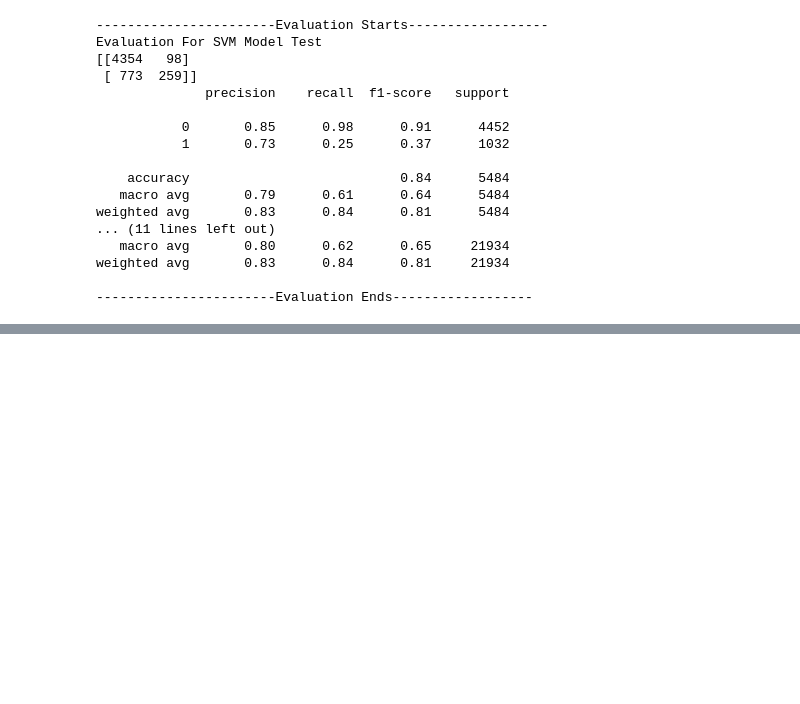
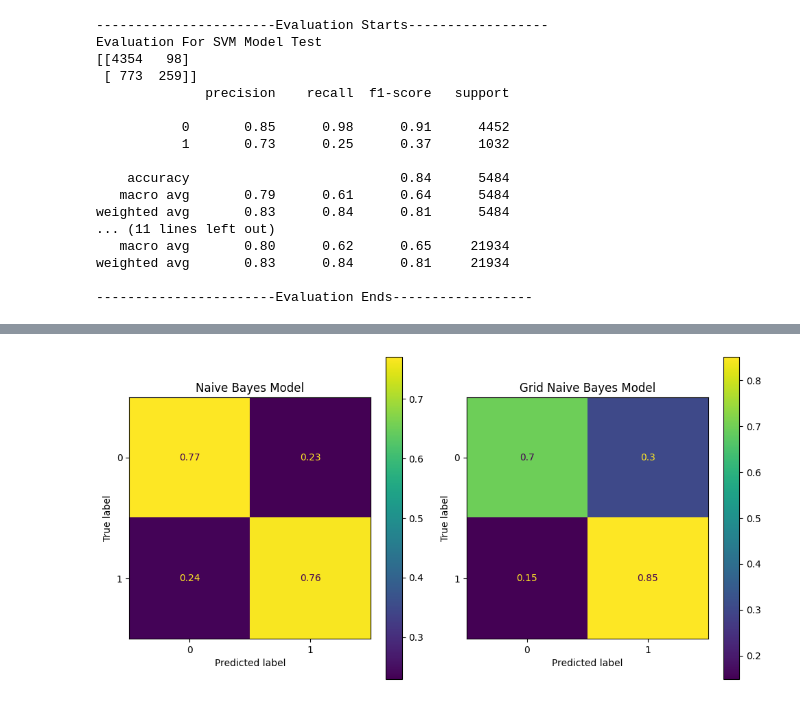
Before and after one commit to atharvawadekar/Adult-census-income-classification, a Jupyter notebook: phase1_eda.ipynb, the cells around one changed output, grey strips where cells are left out. Cells and saved outputs as stored; diff of their text form; code cells hidden in the pictures; blank space fills up the shorter version.

```diff
--- a/phase1_eda.ipynb
+++ b/phase1_eda.ipynb
@@ -1684,0 +1877,12 @@ ax[1].set_title("Grid SVM Model(PR)")
+# %%
+fig, ax = plt.subplots(1, 2, figsize=(10,5))
+
+nb_matrix.plot(ax=ax[0])
+ax[0].set_title("Naive Bayes Model")
+nb_grid_matrix.plot(ax=ax[1])
+ax[1].set_title("Grid Naive Bayes Model")
+
+plt.tight_layout()
+plt.show()
+# %% [output]
+[figure, added]
```
Also changed, not shown: parts of 41 cells of this notebook.
